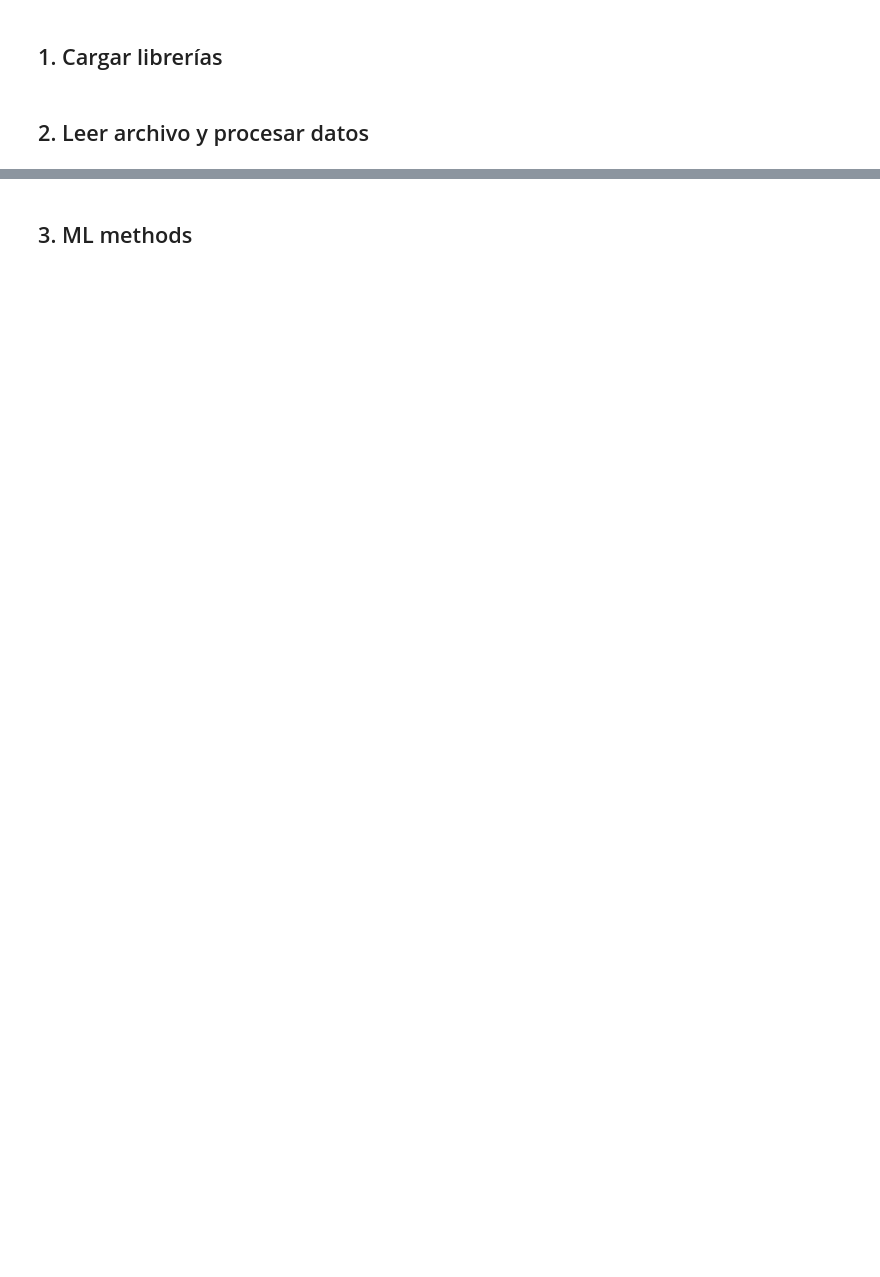
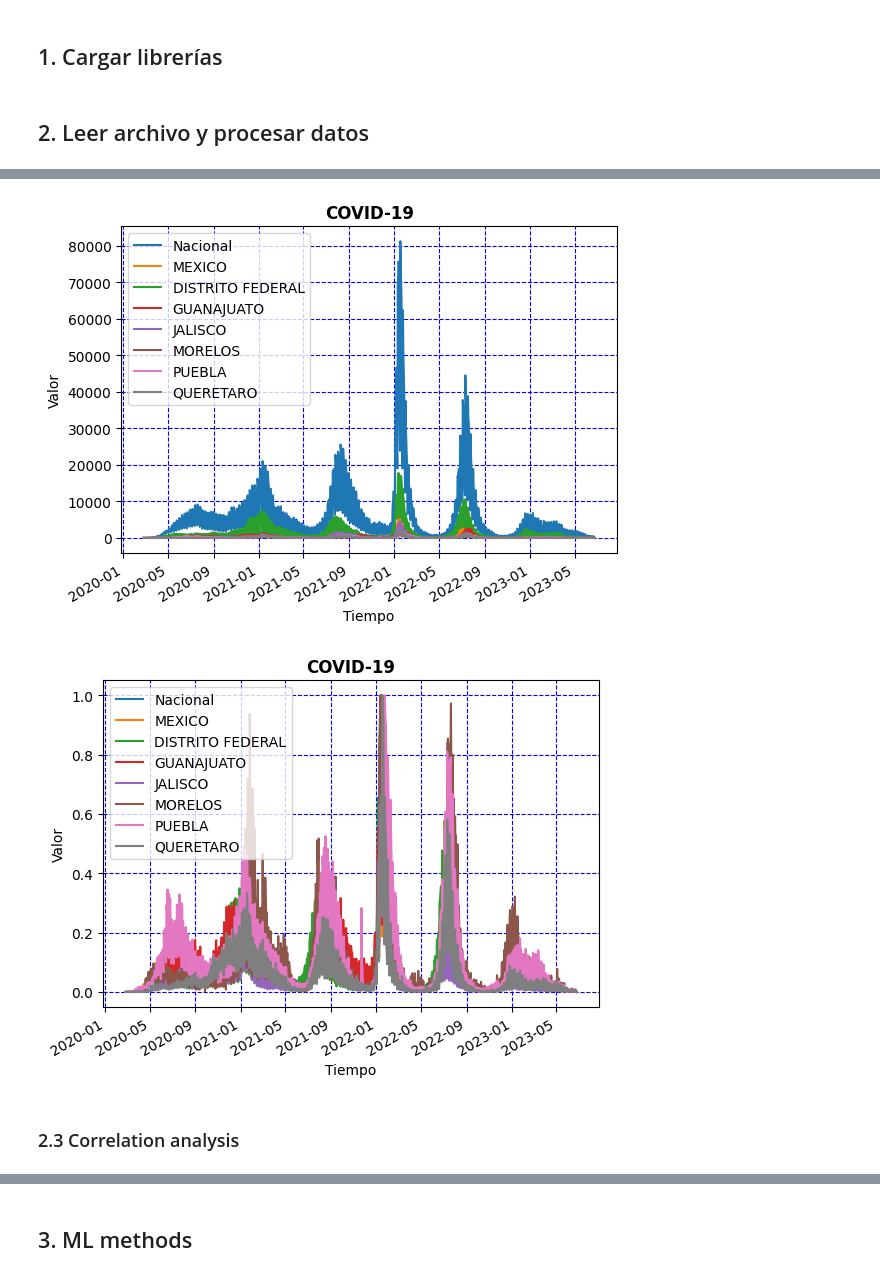
Before and after one commit to egonzaleznez/ININ0216A, a Jupyter notebook: 250312 ININ0216A_act2_ej_covid.ipynb, the cells around one changed output, grey strips where cells are left out. Drawn from its saved outputs; the diff is of its cells as text; code cells hidden in the pictures; blank space fills up the shorter version.

```diff
--- a/250312 ININ0216A_act2_ej_covid.ipynb
+++ b/250312 ININ0216A_act2_ej_covid.ipynb
@@ -66,0 +157,11 @@ def linealizar(dataSet=0):
+# %%
+graficaDatos(misDatos)
+
+datosProcesados = procesarDatos(misDatos)
+
+graficaDatos(datosProcesados)
+# %% [output]
+[figure, added]
+[figure, added]
+# %% [markdown]
+### 2.3 Correlation analysis
```
Also changed, not shown: parts of 25 cells of this notebook, 4 other files.
